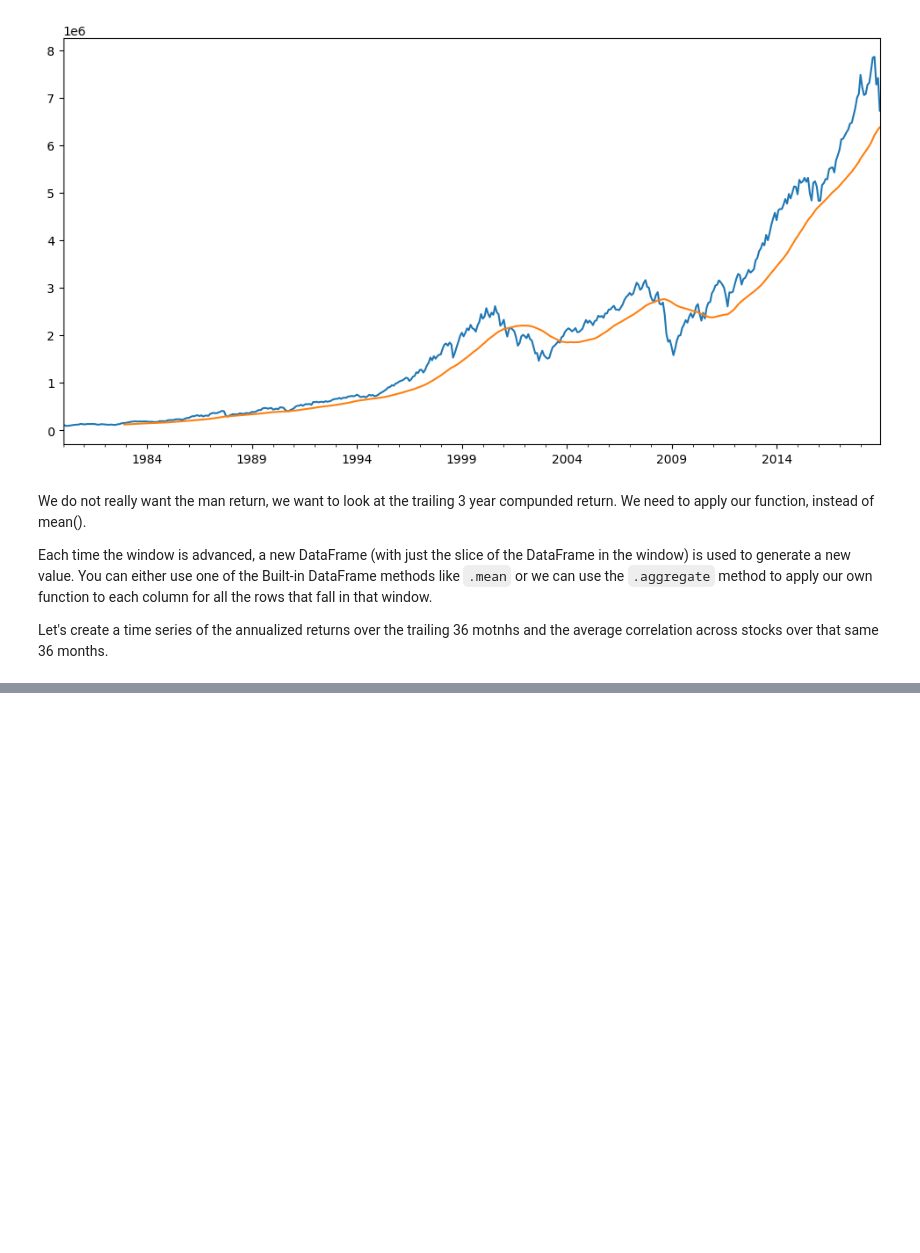
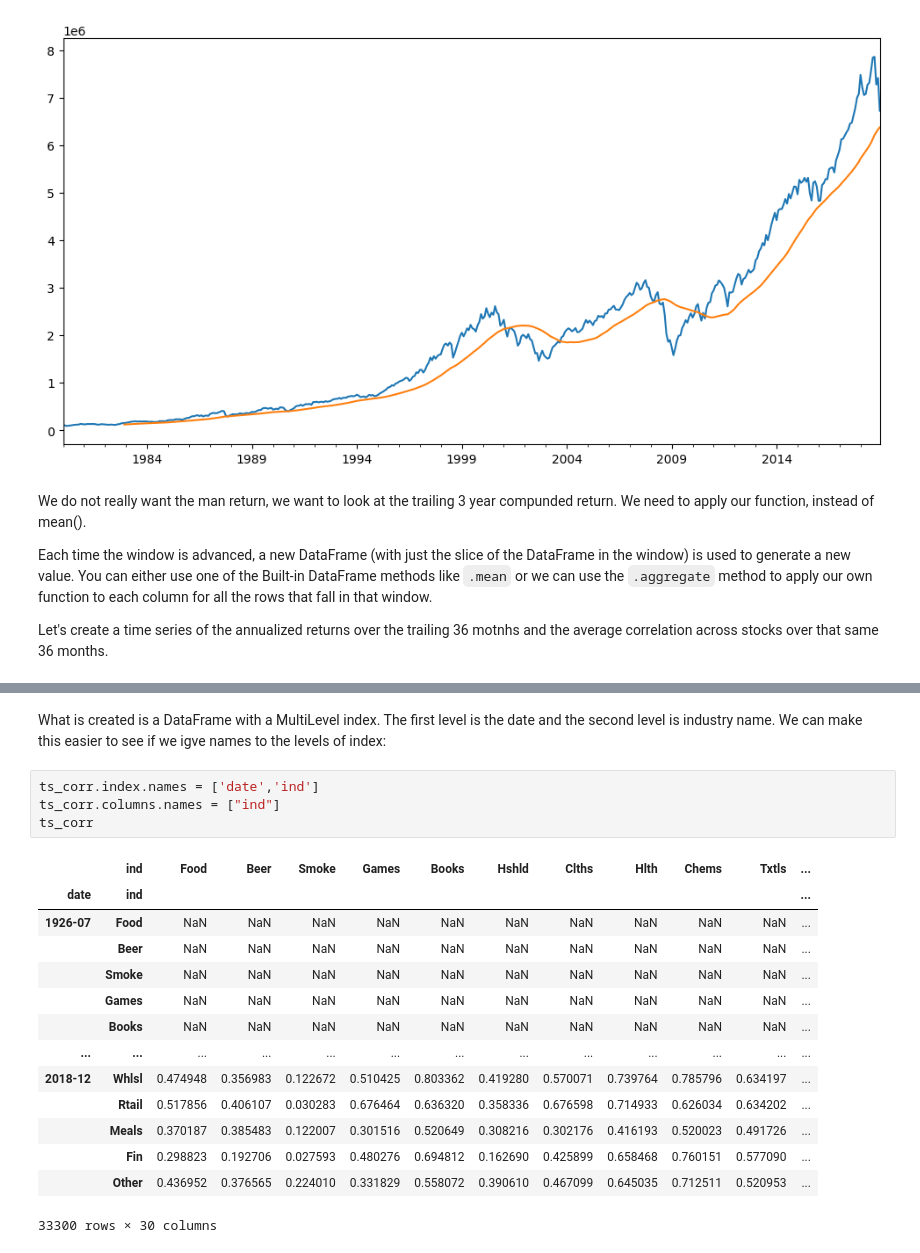
Before and after one commit to JoohanJin/portfolio_management_prac, a Jupyter notebook: lib/12_limits_of_diversification.ipynb, the cells around one changed output, grey strips where cells are left out. Drawn from its saved outputs; the diff is of its cells as text; blank space fills up the shorter version.

```diff
--- a/lib/12_limits_of_diversification.ipynb
+++ b/lib/12_limits_of_diversification.ipynb
@@ -191,0 +214,21 @@ np.float64(-0.0)
+# %% [markdown]
+What is created is a DataFrame with a MultiLevel index. The first level is the date and the second level is industry name. We can make this easier to see if we igve names to the levels of index:
+# %%
+ts_corr.index.names = ['date','ind']
+ts_corr.columns.names = ["ind"]
+ts_corr
+# %% [output]
+|  | ind | Food | Beer | Smoke | Games | Books | Hshld | Clths | Hlth | Chems | Txtls | ... |
+| date | ind |  |  |  |  |  |  |  |  |  |  | ... |
+| 1926-07 | Food | NaN | NaN | NaN | NaN | NaN | NaN | NaN | NaN | NaN | NaN | ... |
+|  | Beer | NaN | NaN | NaN | NaN | NaN | NaN | NaN | NaN | NaN | NaN | ... |
+|  | Smoke | NaN | NaN | NaN | NaN | NaN | NaN | NaN | NaN | NaN | NaN | ... |
+|  | Games | NaN | NaN | NaN | NaN | NaN | NaN | NaN | NaN | NaN | NaN | ... |
+|  | Books | NaN | NaN | NaN | NaN | NaN | NaN | NaN | NaN | NaN | NaN | ... |
+| ... | ... | ... | ... | ... | ... | ... | ... | ... | ... | ... | ... | ... |
+| 2018-12 | Whlsl | 0.474948 | 0.356983 | 0.122672 | 0.510425 | 0.803362 | 0.419280 | 0.570071 | 0.739764 | 0.785796 | 0.634197 | ... |
+|  | Rtail | 0.517856 | 0.406107 | 0.030283 | 0.676464 | 0.636320 | 0.358336 | 0.676598 | 0.714933 | 0.626034 | 0.634202 | ... |
+|  | Meals | 0.370187 | 0.385483 | 0.122007 | 0.301516 | 0.520649 | 0.308216 | 0.302176 | 0.416193 | 0.520023 | 0.491726 | ... |
+|  | Fin | 0.298823 | 0.192706 | 0.027593 | 0.480276 | 0.694812 | 0.162690 | 0.425899 | 0.658468 | 0.760151 | 0.577090 | ... |
+|  | Other | 0.436952 | 0.376565 | 0.224010 | 0.331829 | 0.558072 | 0.390610 | 0.467099 | 0.645035 | 0.712511 | 0.520953 | ... |
+33300 rows × 30 columns
```
Also changed, not shown: parts of 9 cells of this notebook, 2 other files.
